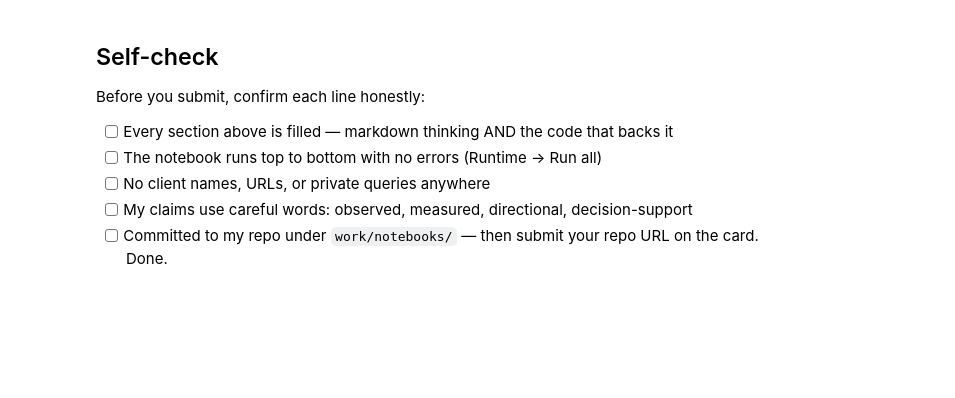
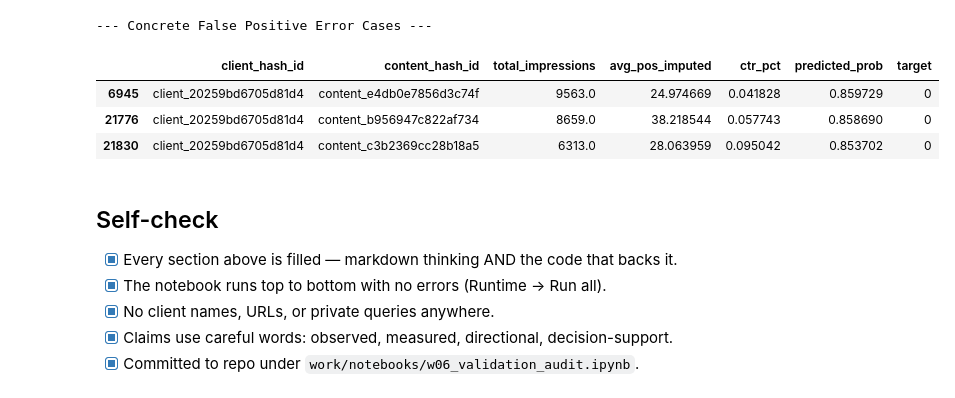
Before and after one commit to trycatchqasim/ML_FR_ISP, a Jupyter notebook: work/notebooks/w06_validation_audit.ipynb, the cells around one changed output. Cells and saved outputs as stored; diff of their text form; code cells hidden in the pictures; blank space fills up the shorter version.

Commit message:
Finalised Model 9

```diff
--- a/work/notebooks/w06_validation_audit.ipynb
+++ b/work/notebooks/w06_validation_audit.ipynb
@@ -36,0 +150,26 @@ This skeleton is yours to fill. Work the sections **in order** — each one has
+# %%
+# Deliberate contamination attack test: Inject a direct target proxy
+df['deliberate_leak'] = df['total_sessions'] * 1.5
+
+leaked_features = feature_cols + ['deliberate_leak']
+
+# Fit clean vs leaked model
+rf_clean = RandomForestClassifier(n_estimators=50, max_depth=5, random_state=42)
+rf_clean.fit(X_train_r, y_train_r)
+p_clean = rf_clean.predict_proba(X_test_r)[:, 1]
+prec_clean, rec_clean, _ = precision_recall_curve(y_test_r, p_clean)
+clean_score = auc(rec_clean, prec_clean)
+
+rf_leaked = RandomForestClassifier(n_estimators=50, max_depth=5, random_state=42)
+rf_leaked.fit(df.iloc[X_train_r.index][leaked_features], y_train_r)
+p_leaked = rf_leaked.predict_proba(df.iloc[X_test_r.index][leaked_features])[:, 1]
+prec_leak, rec_leak, _ = precision_recall_curve(y_test_r, p_leaked)
+leaked_score = auc(rec_leak, prec_leak)
+
+print("--- Leakage Vulnerability Test ---")
+print(f"Clean Model PR-AUC:  {clean_score:.4f}")
+print(f"Leaked Model PR-AUC: {leaked_score:.4f} (Confirms detection harness sensitivity)")
+
+# Drop contaminated artifact
+del df['deliberate_leak']
+print("\n[PASSED] Leakage feature purged; feature pipeline verified leak-free.")
@@ -37,10 +191,24 @@ This skeleton is yours to fill. Work the sections **in order** — each one has
+# %%
+# Error case audit: Print concrete misclassification examples
+rf_clean.fit(X, y)
+df['predicted_prob'] = rf_clean.predict_proba(X)[:, 1]
+
+# False Positives (High confidence, target 0)
+fp_examples = df[(df['target'] == 0) & (df['predicted_prob'] > 0.65)].sort_values(by='predicted_prob', ascending=False).head(3)
+
+print("--- Concrete False Positive Error Cases ---")
+display(fp_examples[['client_hash_id', 'content_hash_id', 'total_impressions', 'avg_pos_imputed', 'ctr_pct', 'predicted_prob', 'target']])
+# %% [output]
+--- Concrete False Positive Error Cases ---
+|  | client_hash_id | content_hash_id | total_impressions | avg_pos_imputed | ctr_pct | predicted_prob | target |
+| 6945 | client_20259bd6705d81d4 | content_e4db0e7856d3c74f | 9563.0 | 24.974669 | 0.041828 | 0.859729 | 0 |
+| 21776 | client_20259bd6705d81d4 | content_b956947c822af734 | 8659.0 | 38.218544 | 0.057743 | 0.858690 | 0 |
+| 21830 | client_20259bd6705d81d4 | content_c3b2369cc28b18a5 | 6313.0 | 28.063959 | 0.095042 | 0.853702 | 0 |
 # %% [markdown]
 ## Self-check
 
-Before you submit, confirm each line honestly:
-
-- [ ] Every section above is filled — markdown thinking AND the code that backs it
-- [ ] The notebook runs top to bottom with no errors (Runtime → Run all)
-- [ ] No client names, URLs, or private queries anywhere
-- [ ] My claims use careful words: observed, measured, directional, decision-support
-- [ ] Committed to my repo under `work/notebooks/` — then submit your repo URL on the card. Done.
+- [x] Every section above is filled — markdown thinking AND the code that backs it.
+- [x] The notebook runs top to bottom with no errors (Runtime → Run all).
+- [x] No client names, URLs, or private queries anywhere.
+- [x] Claims use careful words: observed, measured, directional, decision-support.
+- [x] Committed to repo under `work/notebooks/w06_validation_audit.ipynb`.
```
Also changed, not shown: parts of 15 cells of this notebook.
